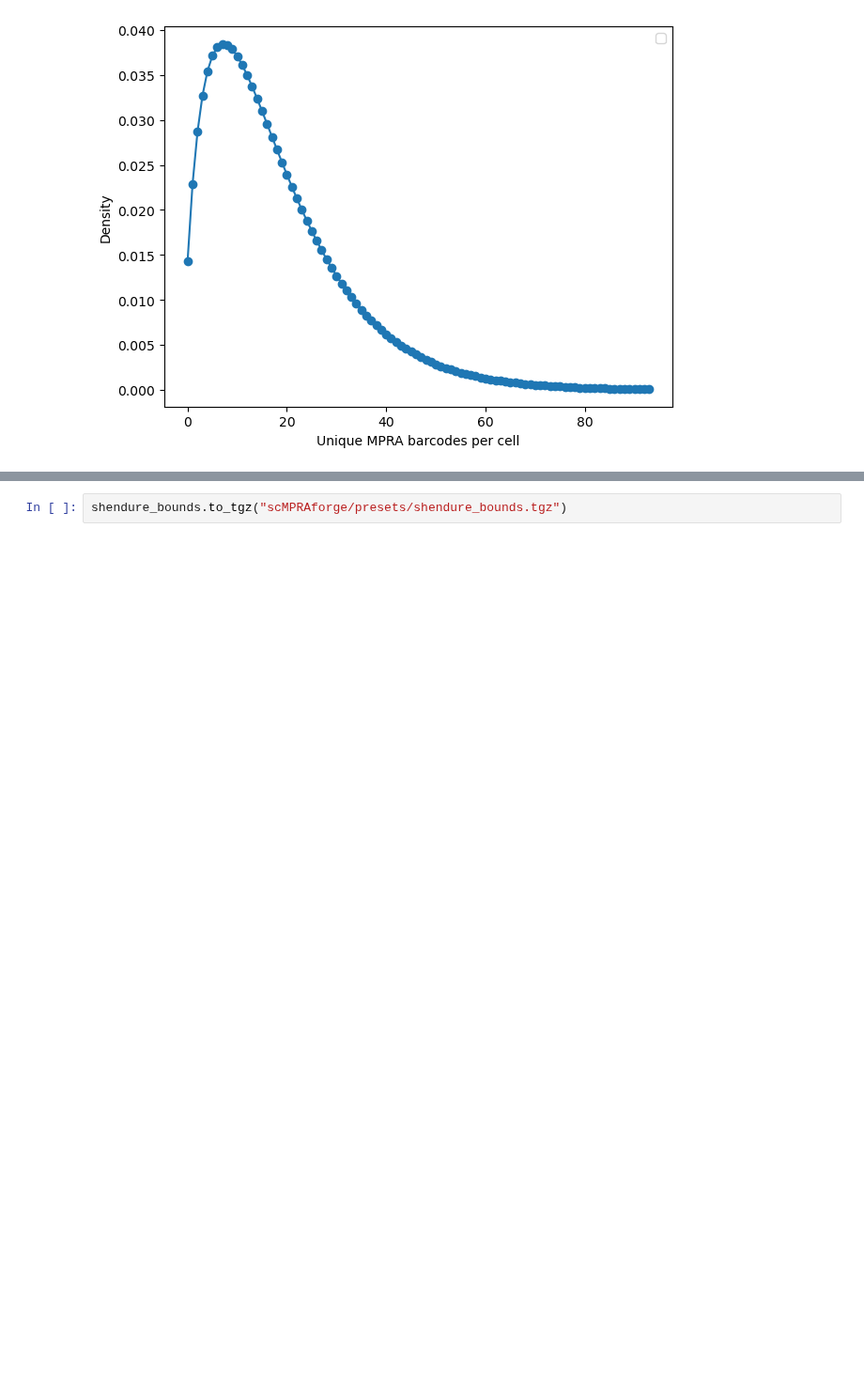
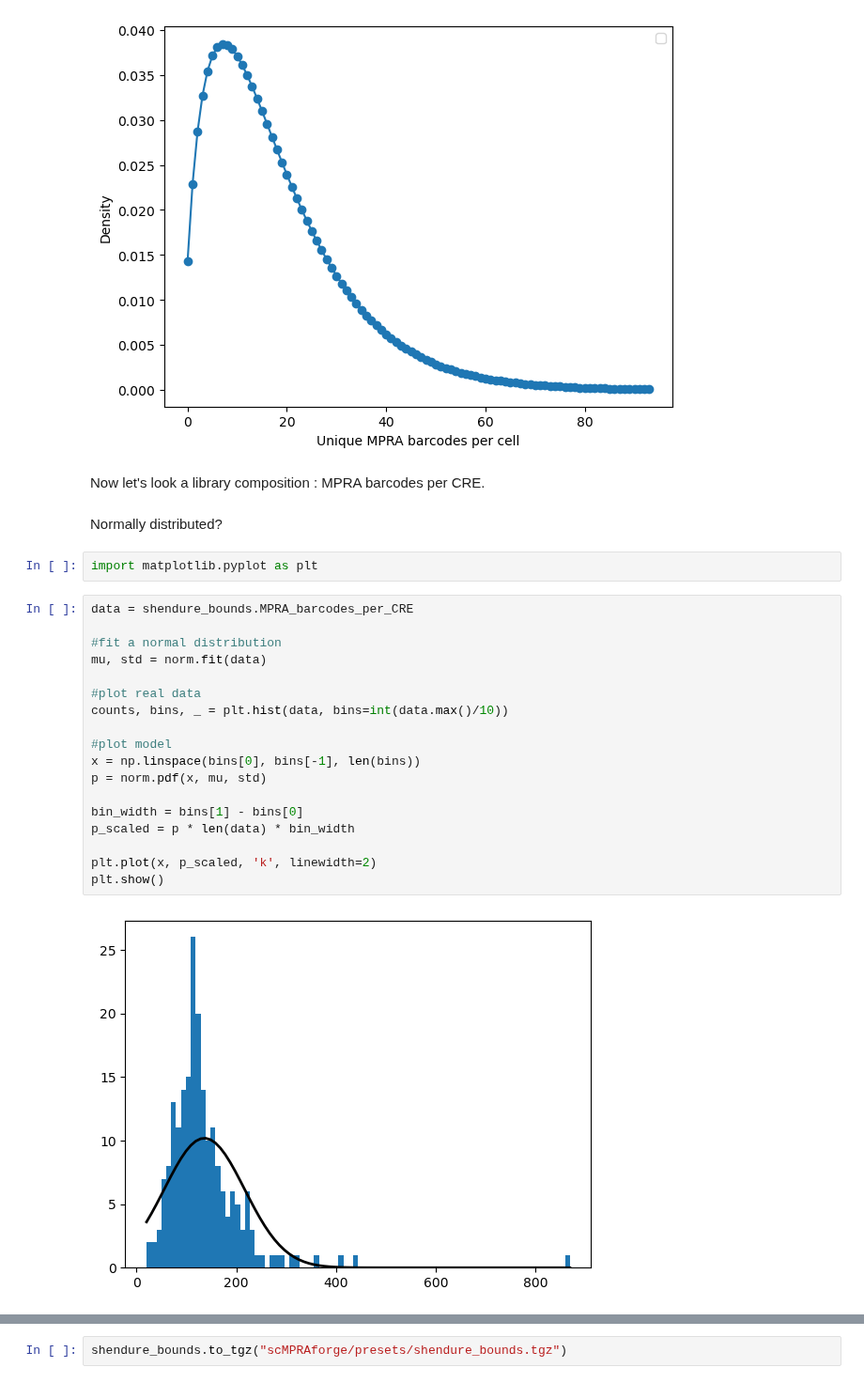
Before and after one commit to Reilly-Lab-Yale/tabula-rasa, a Jupyter notebook: analyses/supporting/abstract_bounds/shendure_bounds.ipynb, the cells around one changed output, grey strips where cells are left out. Shown at 94% size. Drawn from its saved outputs; the diff is of its cells as text; blank space fills up the shorter version.

Commit message:
+mpra barcode modeling

```diff
--- a/analyses/supporting/abstract_bounds/shendure_bounds.ipynb
+++ b/analyses/supporting/abstract_bounds/shendure_bounds.ipynb
@@ -40,3 +46,29 @@ shendure_bounds=scm.Bounds.from_ortho(primordial)
 shendure_bounds.plot_transfection()
 # %% [output]
 [figure]
+# %% [markdown]
+Now let's look a library composition : MPRA barcodes per CRE.
+# %% [markdown]
+Normally distributed?
+# %%
+import matplotlib.pyplot as plt
+# %%
+data = shendure_bounds.MPRA_barcodes_per_CRE
+
+#fit a normal distribution
+mu, std = norm.fit(data)
+
+#plot real data
+counts, bins, _ = plt.hist(data, bins=int(data.max()/10))
+
+#plot model
+x = np.linspace(bins[0], bins[-1], len(bins))
+p = norm.pdf(x, mu, std)
+
+bin_width = bins[1] - bins[0]
+p_scaled = p * len(data) * bin_width
+
+plt.plot(x, p_scaled, 'k', linewidth=2)
+plt.show()
+# %% [output]
+[figure, added]
```
Also changed, not shown: parts of 10 cells of this notebook, 3 other files.
